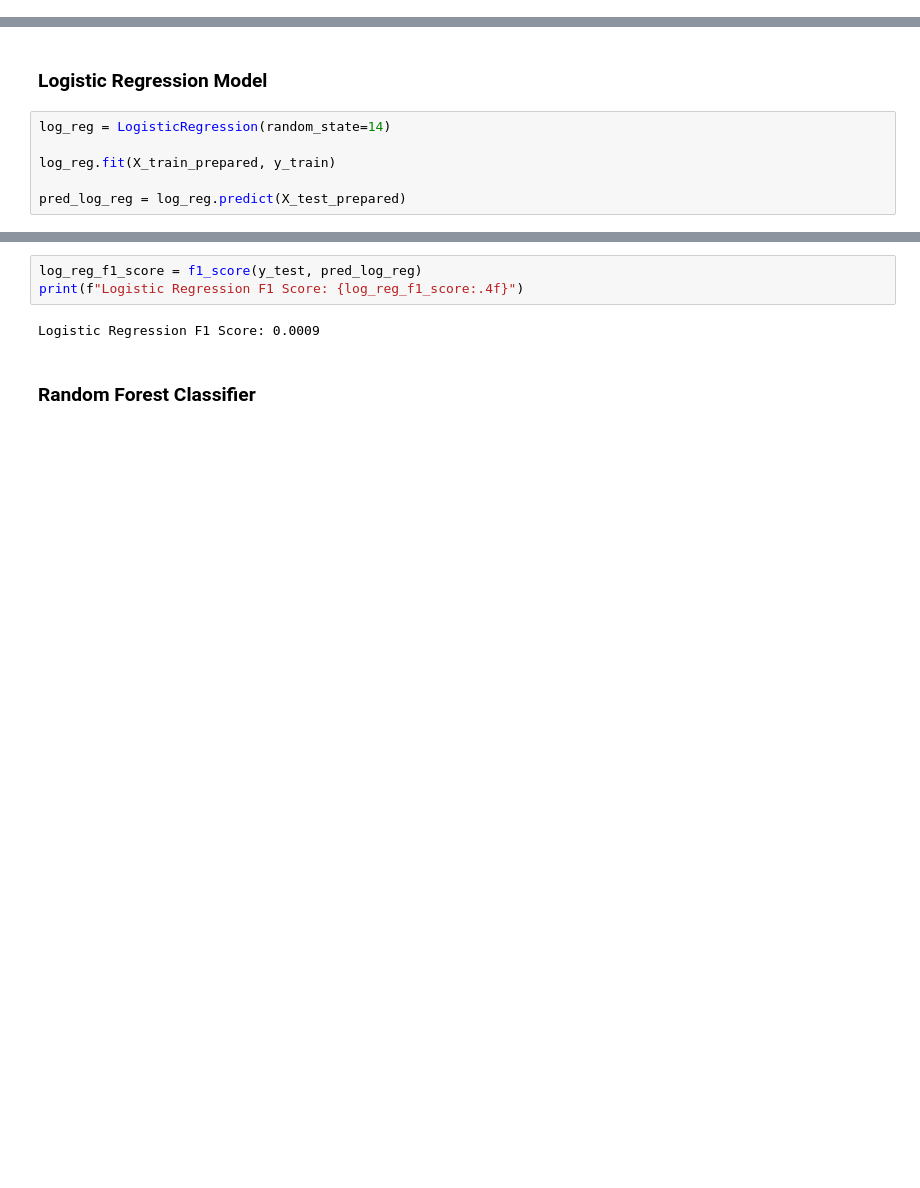
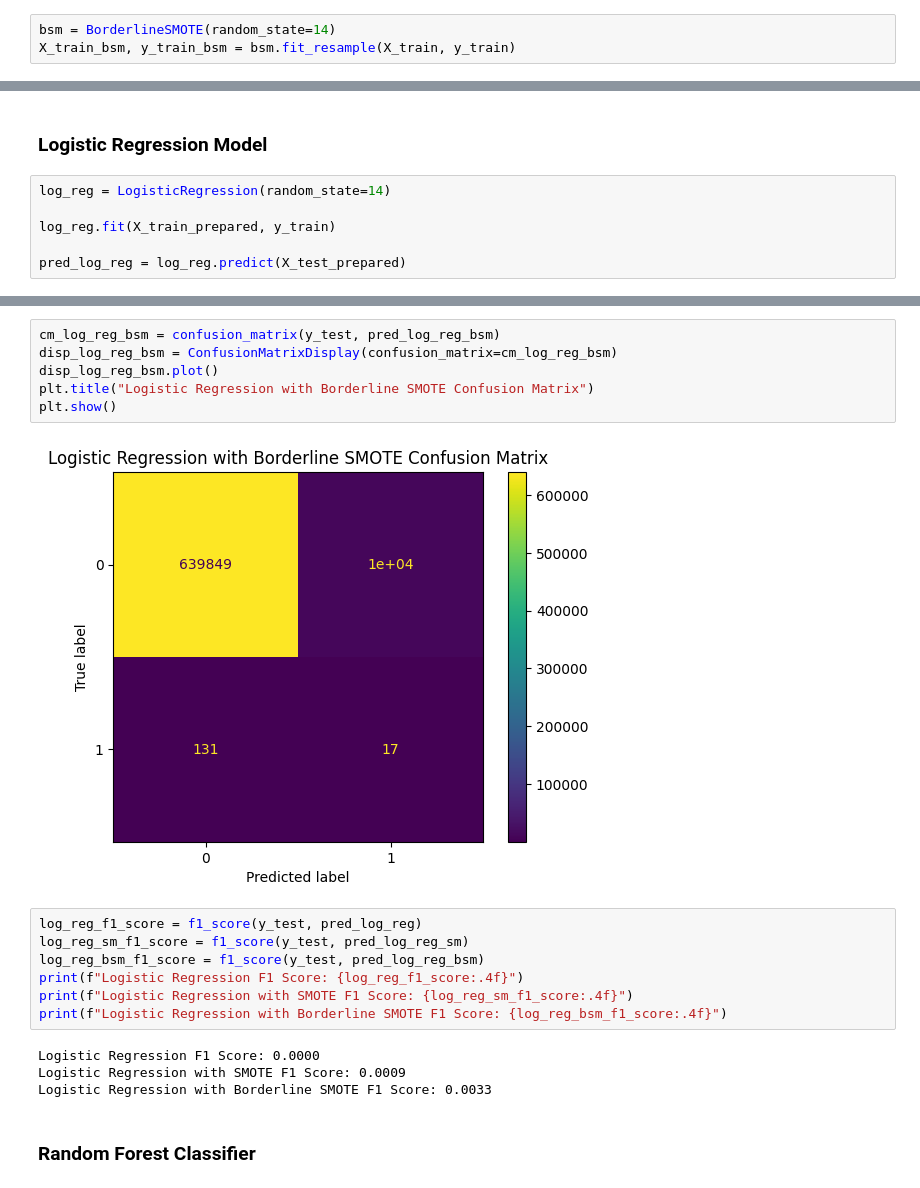
Before and after one commit to shroommu/natality-stats, a Jupyter notebook: dev/notebooks/exploratory/down_syndrome/05_model_selection.ipynb, the cells around one changed output, grey strips where cells are left out. Drawn from its saved outputs; the diff is of its cells as text; blank space fills up the shorter version.

```diff
--- a/dev/notebooks/exploratory/down_syndrome/05_model_selection.ipynb
+++ b/dev/notebooks/exploratory/down_syndrome/05_model_selection.ipynb
@@ -44,3 +47,6 @@ X_train, y_train = sm.fit_resample(X_train, y_train)
+# %%
+bsm = BorderlineSMOTE(random_state=14)
+X_train_bsm, y_train_bsm = bsm.fit_resample(X_train, y_train)
 # %% [markdown]
 ### Data Transformation
 # %%
@@ -71,8 +99,22 @@ plt.show()
+# %%
+cm_log_reg_bsm = confusion_matrix(y_test, pred_log_reg_bsm)
+disp_log_reg_bsm = ConfusionMatrixDisplay(confusion_matrix=cm_log_reg_bsm)
+disp_log_reg_bsm.plot()
+plt.title("Logistic Regression with Borderline SMOTE Confusion Matrix")
+plt.show()
+# %% [output]
+[figure, added]
 # %%
 log_reg_f1_score = f1_score(y_test, pred_log_reg)
+log_reg_sm_f1_score = f1_score(y_test, pred_log_reg_sm)
+log_reg_bsm_f1_score = f1_score(y_test, pred_log_reg_bsm)
 print(f"Logistic Regression F1 Score: {log_reg_f1_score:.4f}")
+print(f"Logistic Regression with SMOTE F1 Score: {log_reg_sm_f1_score:.4f}")
+print(f"Logistic Regression with Borderline SMOTE F1 Score: {log_reg_bsm_f1_score:.4f}")
 # %% [output]
-Logistic Regression F1 Score: 0.0009
+Logistic Regression F1 Score: 0.0000
+Logistic Regression with SMOTE F1 Score: 0.0009
+Logistic Regression with Borderline SMOTE F1 Score: 0.0033
 # %% [markdown]
 ### Random Forest Classifier
 # %%
```
Also changed, not shown: parts of 25 cells of this notebook.
